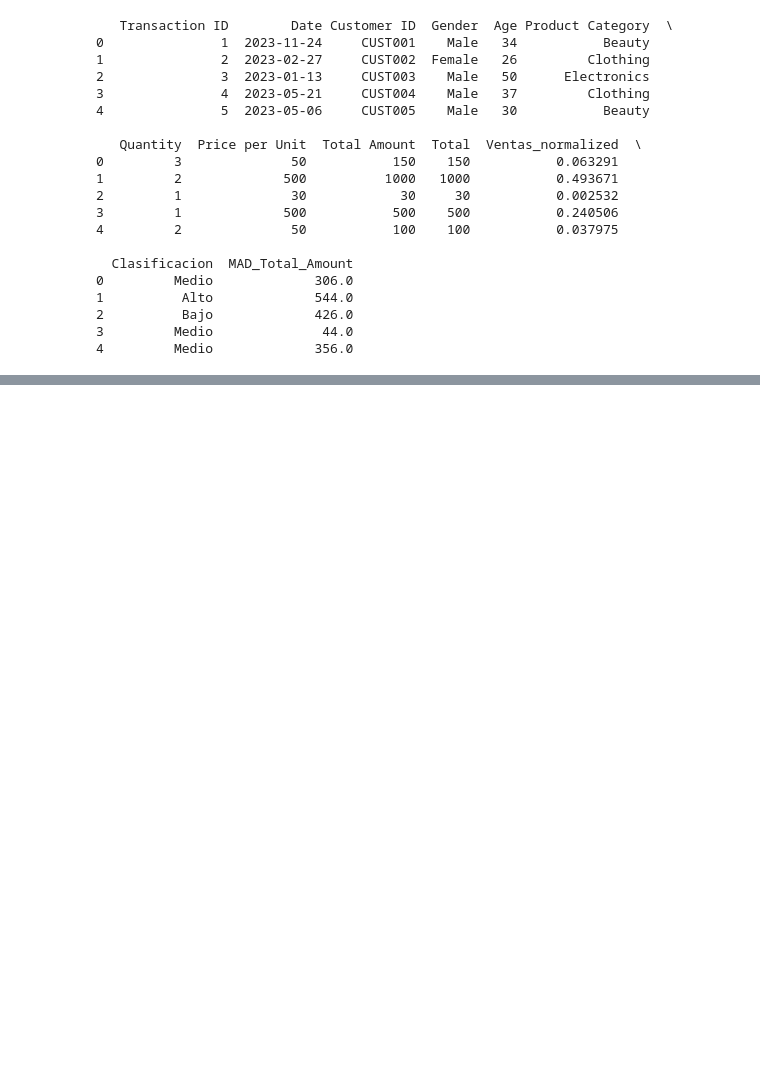
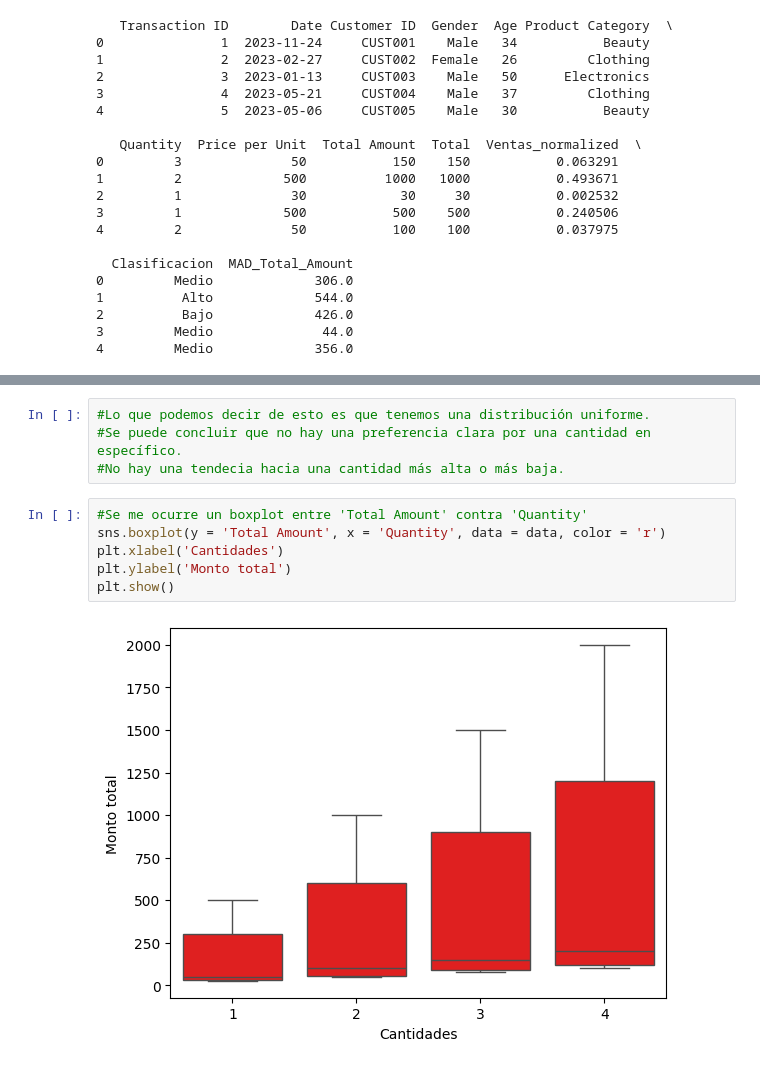
Before and after one commit to MathiasOrtiz/retail-sales-analysis, a Jupyter notebook: retail-sales-analysis.ipynb, the cells around one changed output, grey strips where cells are left out. Saved outputs shown, nothing was run; the diff lists cells and outputs as text; blank space fills up the shorter version.

```diff
--- a/retail-sales-analysis.ipynb
+++ b/retail-sales-analysis.ipynb
@@ -602,0 +682,12 @@ print(data.head())
+# %%
+#Lo que podemos decir de esto es que tenemos una distribución uniforme.
+#Se puede concluir que no hay una preferencia clara por una cantidad en específico.
+#No hay una tendecia hacia una cantidad más alta o más baja.
+# %%
+#Se me ocurre un boxplot entre 'Total Amount' contra 'Quantity'
+sns.boxplot(y = 'Total Amount', x = 'Quantity', data = data, color = 'r')
+plt.xlabel('Cantidades')
+plt.ylabel('Monto total')
+plt.show()
+# %% [output]
+[figure, added]
```
Also changed, not shown: parts of 16 cells of this notebook.
